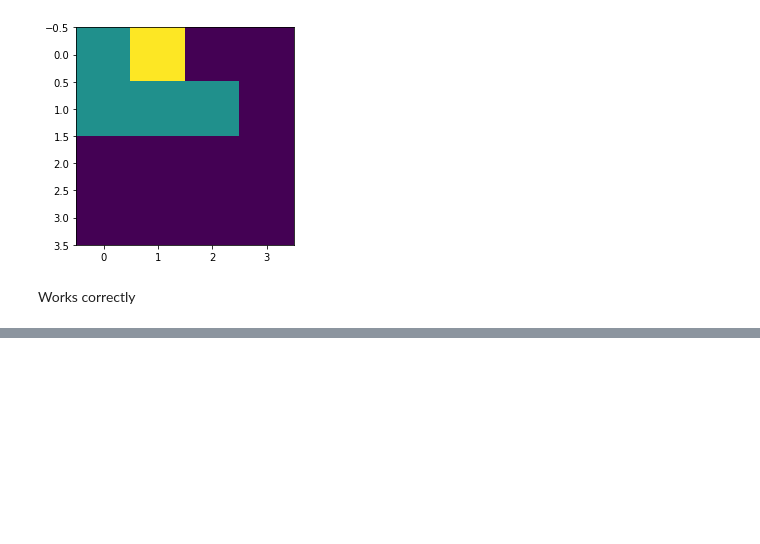
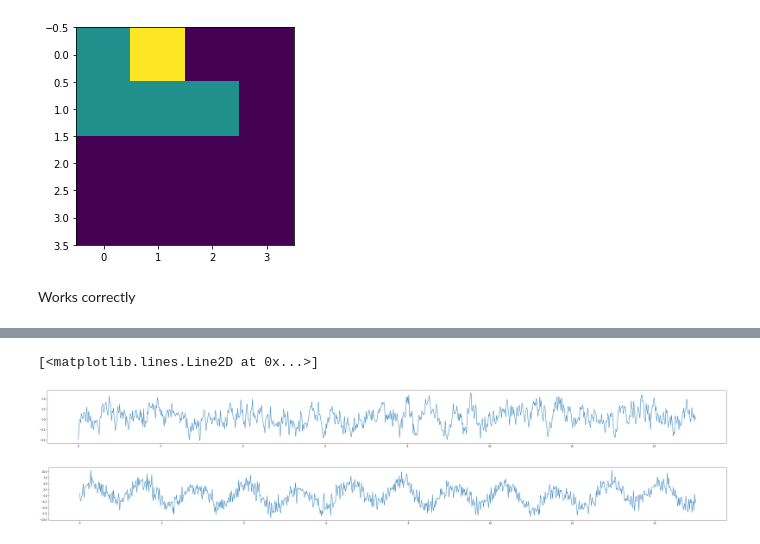
Before and after one commit to alifele/Brain_Computer_Interface, a Jupyter notebook: Garmian_Angular_field_AND_Markov_matrix.ipynb, the cells around one changed output, grey strips where cells are left out. Saved outputs shown, nothing was run; the diff lists cells and outputs as text; code cells hidden in the pictures; blank space fills up the shorter version.

```diff
--- a/Garmian_Angular_field_AND_Markov_matrix.ipynb
+++ b/Garmian_Angular_field_AND_Markov_matrix.ipynb
@@ -222,0 +278,26 @@ Works correctly
+# %%
+vals = []
+for Q in range(500):
+  t0 = np.random.randint(len(bins))
+  first_bin = bins[t0]
+  val = []
+  val.append(first_bin)
+  for t_ in range(len(t)):
+    next_t = np.random.choice(len(bins),1,p=mat_normal[t0,:] +(1- np.sum(mat_normal[t0,:]))/len(mat_normal[t0,:]))[0]
+    val.append(bins[next_t])
+    t0 = next_t
+
+  vals.append(val)
+# %%
+vals = np.array(vals)
+# %%
+val = vals.mean(axis=0)
+# %%
+plt.figure(figsize=(50,4))
+plt.plot(t,val[1:])
+plt.figure(figsize=(50,4))
+plt.plot(t,x)
+# %% [output]
+[<matplotlib.lines.Line2D at 0x...>]
+[figure, added]
+[figure, added]
```
Also changed, not shown: parts of 15 cells of this notebook.
